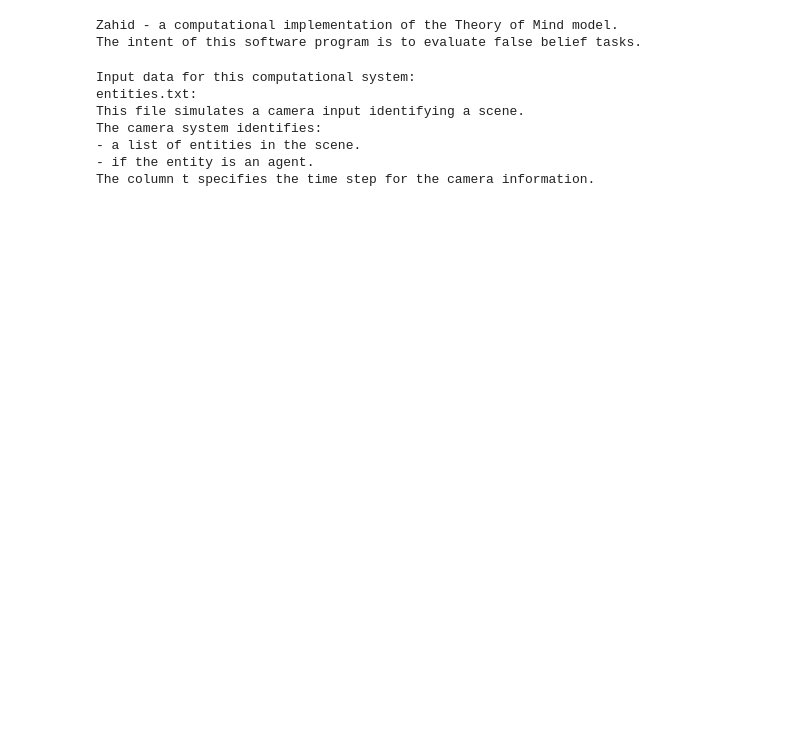
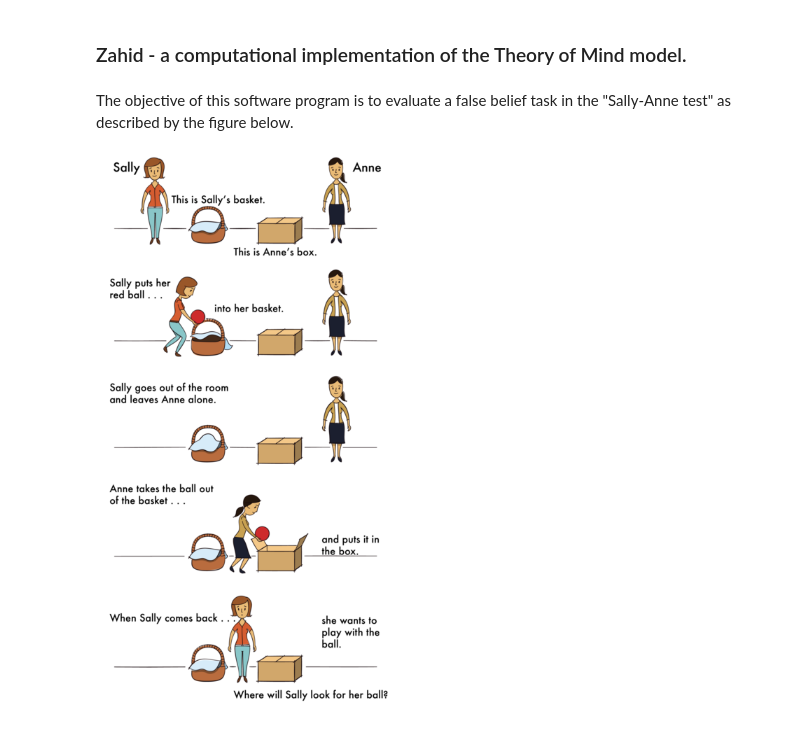
Before and after one commit to fabiograssiotto/CogTom, a Jupyter notebook: zahid.ipynb, the cells around one changed output. Drawn from its saved outputs; the diff is of its cells as text; code cells hidden in the pictures; blank space fills up the shorter version.

```diff
--- a/zahid.ipynb
+++ b/zahid.ipynb
@@ -1,22 +1,9 @@
-# %%
-print("Zahid - a computational implementation of the Theory of Mind model.")
-print("The intent of this software program is to evaluate false belief tasks.")
-# %% [output]
-Zahid - a computational implementation of the Theory of Mind model.
-The intent of this software program is to evaluate false belief tasks.
-# %%
-print("Input data for this computational system:")
-print("entities.txt:")
-print("This file simulates a camera input identifying a scene.")
-print("The camera system identifies:")
-print("- a list of entities in the scene.")
-print("- if the entity is an agent.")
-print("The column t specifies the time step for the camera information.")
-# %% [output]
-Input data for this computational system:
-entities.txt:
-This file simulates a camera input identifying a scene.
-The camera system identifies:
-- a list of entities in the scene.
-- if the entity is an agent.
-The column t specifies the time step for the camera information.
+# %% [markdown]
+### Zahid - a computational implementation of the Theory of Mind model.
+# %% [markdown]
+The objective of this software program is to evaluate a false belief task in the "Sally-Anne test" as described by the figure below.
+# %%
+from IPython.display import Image
+Image('ToM test.png')
+# %% [output]
+[figure, added]
```
Also changed, not shown: parts of 12 cells of this notebook.
